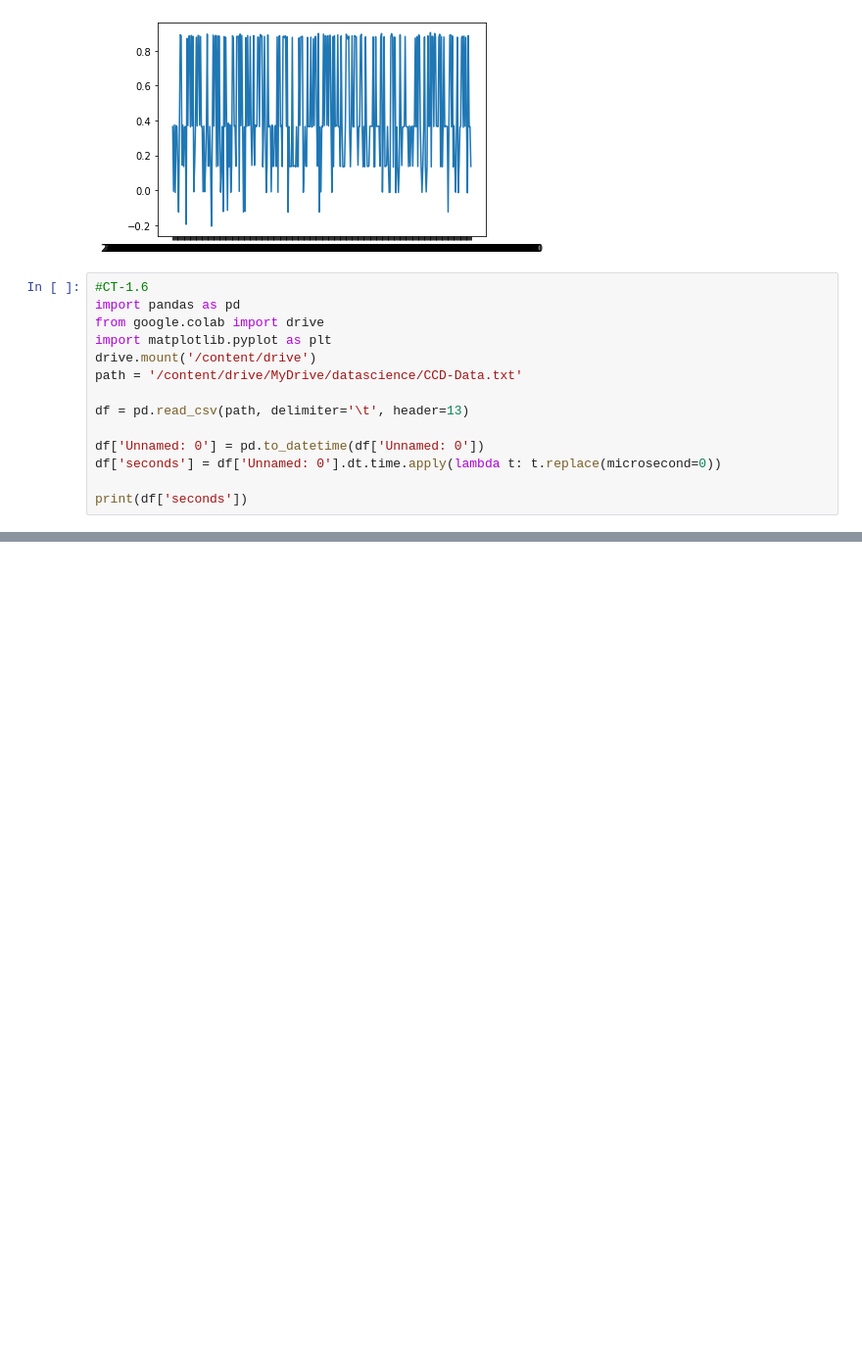
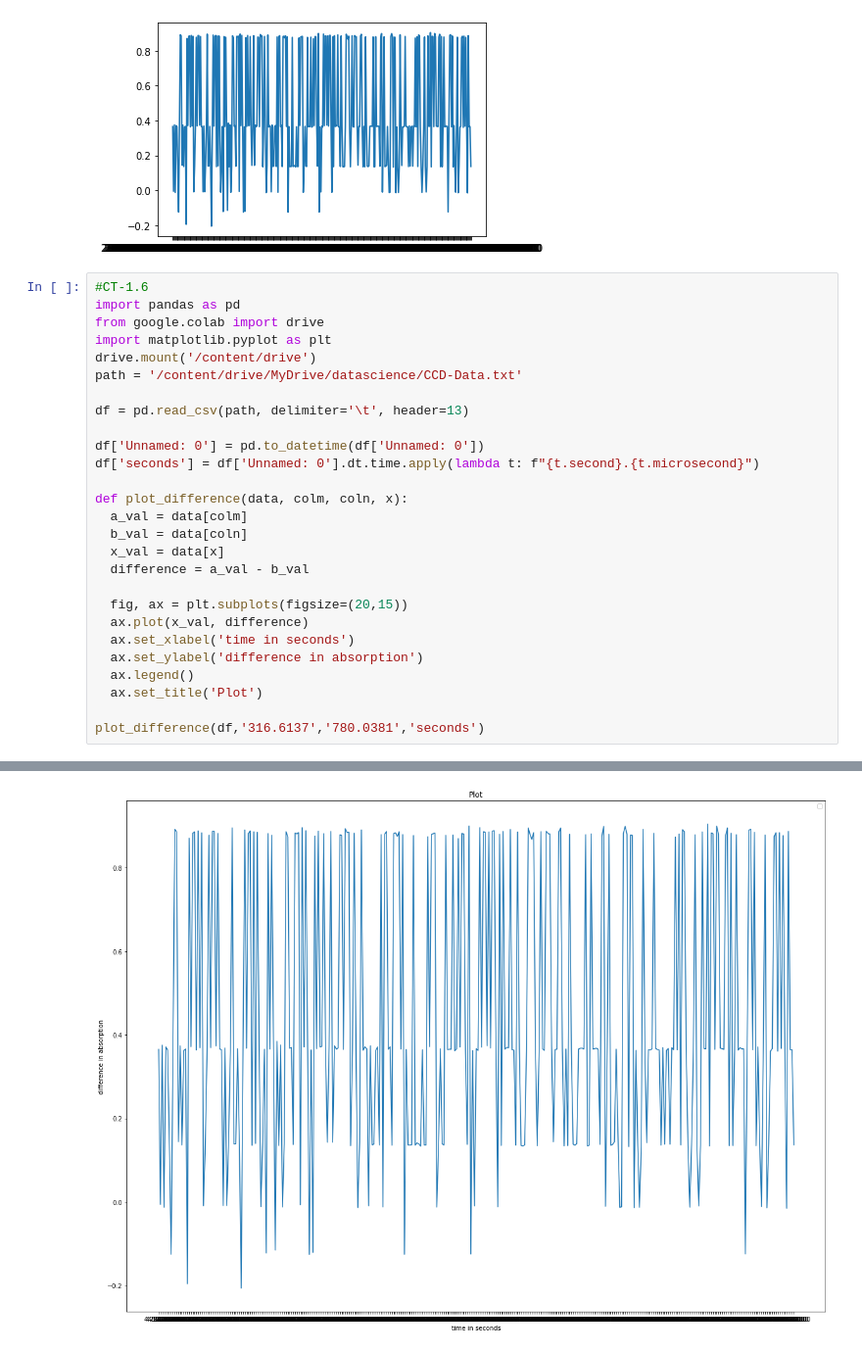
Before and after one commit to Sean-Reinhardt/Reinhardt-Sean, a Jupyter notebook: CodingTask1.ipynb, the cells around one changed output, grey strips where cells are left out. Shown at 98% size. Saved outputs shown, nothing was run; the diff lists cells and outputs as text; blank space fills up the shorter version.

```diff
--- a/CodingTask1.ipynb
+++ b/CodingTask1.ipynb
@@ -70,8 +70,21 @@ path = '/content/drive/MyDrive/datascience/CCD-Data.txt'
 df = pd.read_csv(path, delimiter='\t', header=13)
 
 df['Unnamed: 0'] = pd.to_datetime(df['Unnamed: 0'])
-df['seconds'] = df['Unnamed: 0'].dt.time.apply(lambda t: t.replace(microsecond=0))
+df['seconds'] = df['Unnamed: 0'].dt.time.apply(lambda t: f"{t.second}.{t.microsecond}")
 
-print(df['seconds'])
+def plot_difference(data, colm, coln, x):
+  a_val = data[colm]
+  b_val = data[coln]
+  x_val = data[x]
+  difference = a_val - b_val
+
+  fig, ax = plt.subplots(figsize=(20,15))
+  ax.plot(x_val, difference)
+  ax.set_xlabel('time in seconds')
+  ax.set_ylabel('difference in absorption')
+  ax.legend()
+  ax.set_title('Plot')
+
+plot_difference(df,'316.6137','780.0381','seconds')
 # %% [output]
 Drive already mounted at /content/drive; to attempt to forcibly remount, call drive.mount("/content/drive", force_remount=True).
@@ -89,0 +92 @@ Name: seconds, Length: 355, dtype: object
+[figure, added]
```
Also changed, not shown: parts of 1 cell of this notebook.
